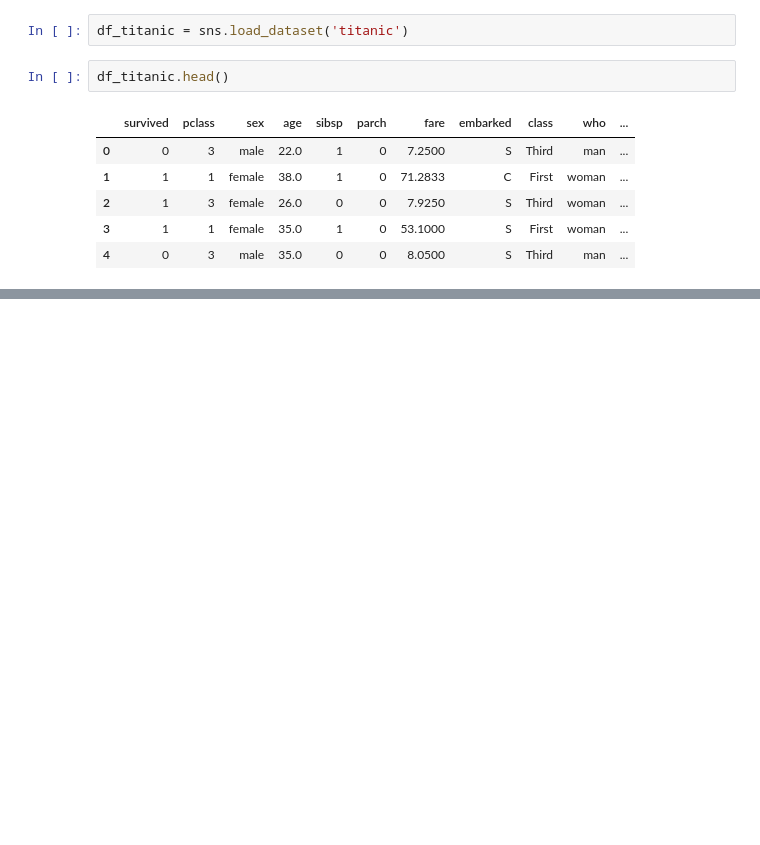
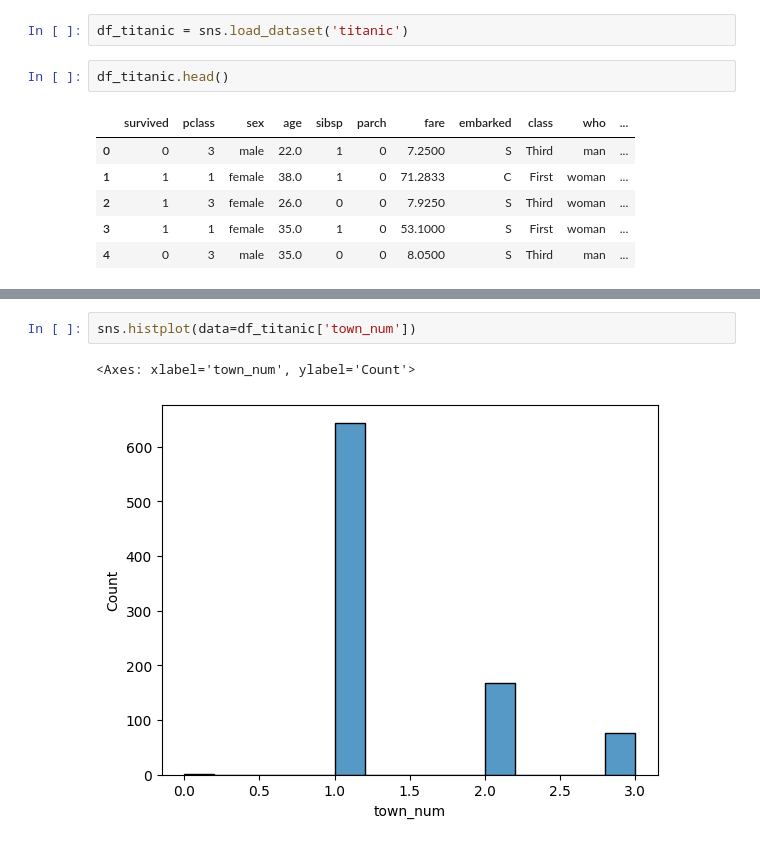
Before and after one commit to aleksejalex/PyPEF, a Jupyter notebook: PyPEF_07_data_2.ipynb, the cells around one changed output, grey strips where cells are left out. Cells and saved outputs as stored; diff of their text form; blank space fills up the shorter version.

```diff
--- a/PyPEF_07_data_2.ipynb
+++ b/PyPEF_07_data_2.ipynb
@@ -427,0 +488,5 @@ df_titanic.head()
+# %%
+sns.histplot(data=df_titanic['town_num'])
+# %% [output]
+<Axes: xlabel='town_num', ylabel='Count'>
+[figure, added]
```
Also changed, not shown: parts of 9 cells of this notebook.
